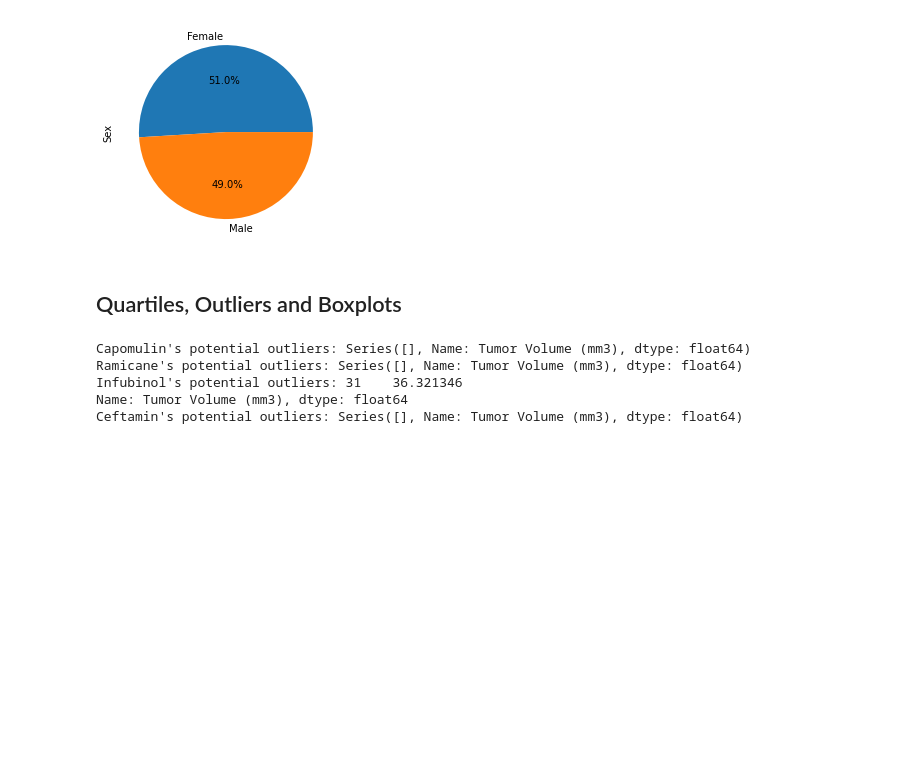
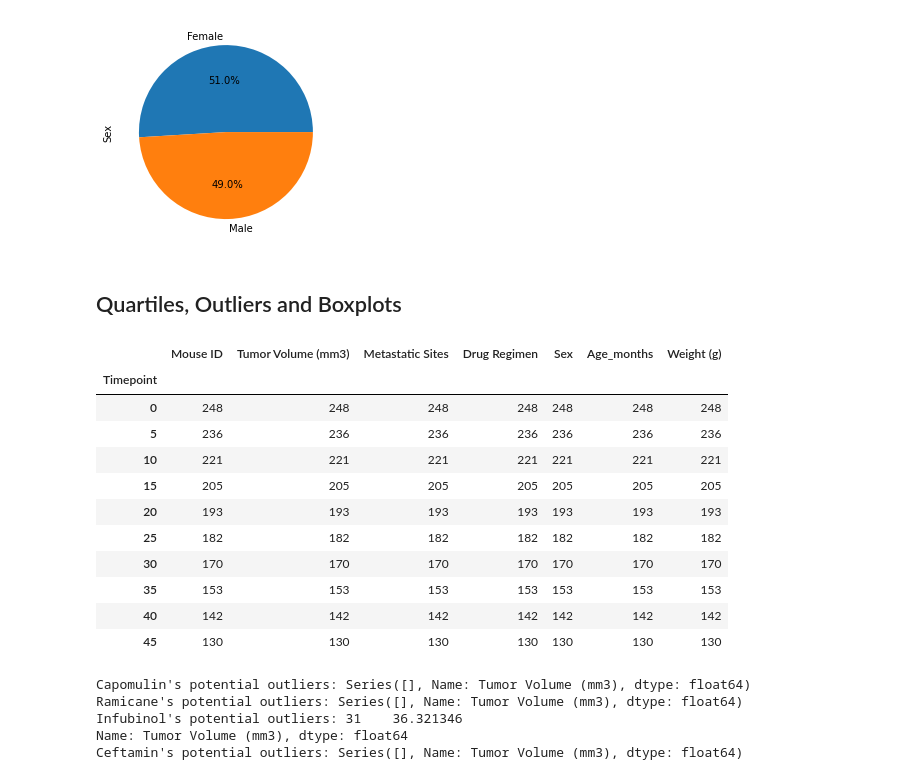
Before and after one commit to MrMrRPG/matplotlib_challenge, a Jupyter notebook: Pymaceuticals/pymaceuticals_starter.ipynb, the cells around one changed output. Cells and saved outputs as stored; diff of their text form; code cells hidden in the pictures; blank space fills up the shorter version.

```diff
--- a/Pymaceuticals/pymaceuticals_starter.ipynb
+++ b/Pymaceuticals/pymaceuticals_starter.ipynb
@@ -206,10 +206,26 @@ plt.show()
 # %%
 # Calculate the final tumor volume of each mouse across four of the treatment regimens:
 # Capomulin, Ramicane, Infubinol, and Ceftamin
 
 # Start by getting the last (greatest) timepoint for each mouse
+desc_timepoint_df = clean_df.sort_values(by=['Timepoint'], ascending=False)
 
+grouped_timepoint_df = clean_df.groupby(by=["Timepoint"])
+grouped_timepoint_df.count()
 # Merge this group df with the original dataframe to get the tumor volume at the last timepoint
+# %% [output]
+|  | Mouse ID | Tumor Volume (mm3) | Metastatic Sites | Drug Regimen | Sex | Age_months | Weight (g) |
+| Timepoint |  |  |  |  |  |  |  |
+| 0 | 248 | 248 | 248 | 248 | 248 | 248 | 248 |
+| 5 | 236 | 236 | 236 | 236 | 236 | 236 | 236 |
+| 10 | 221 | 221 | 221 | 221 | 221 | 221 | 221 |
+| 15 | 205 | 205 | 205 | 205 | 205 | 205 | 205 |
+| 20 | 193 | 193 | 193 | 193 | 193 | 193 | 193 |
+| 25 | 182 | 182 | 182 | 182 | 182 | 182 | 182 |
+| 30 | 170 | 170 | 170 | 170 | 170 | 170 | 170 |
+| 35 | 153 | 153 | 153 | 153 | 153 | 153 | 153 |
+| 40 | 142 | 142 | 142 | 142 | 142 | 142 | 142 |
+| 45 | 130 | 130 | 130 | 130 | 130 | 130 | 130 |
 # %%
 # Put treatments into a list for for loop (and later for plot labels)
 treatment_list = ["Capomulin", "Ramicane", "Infubinol", "Ceftamin"]
```
